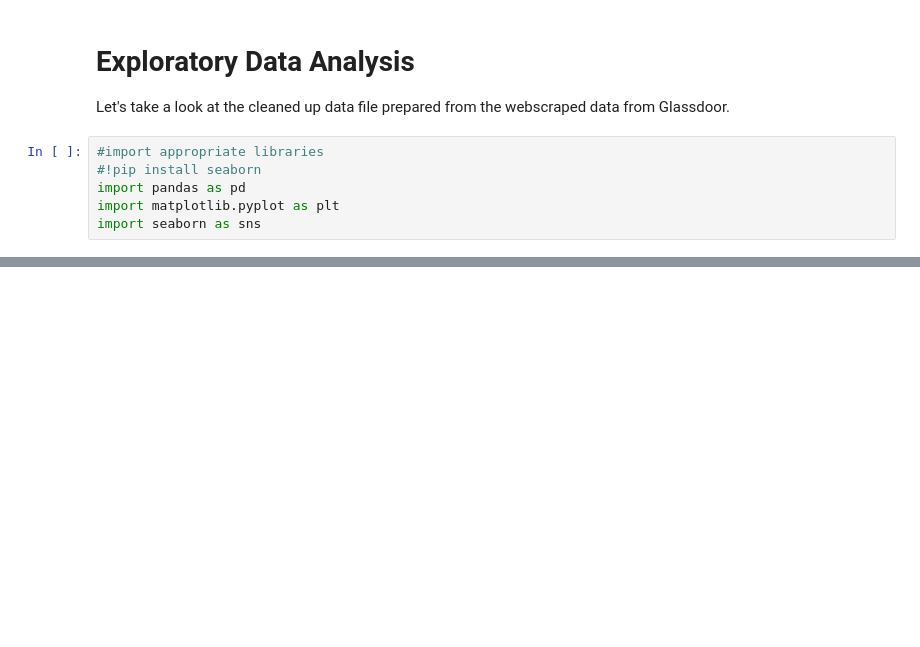
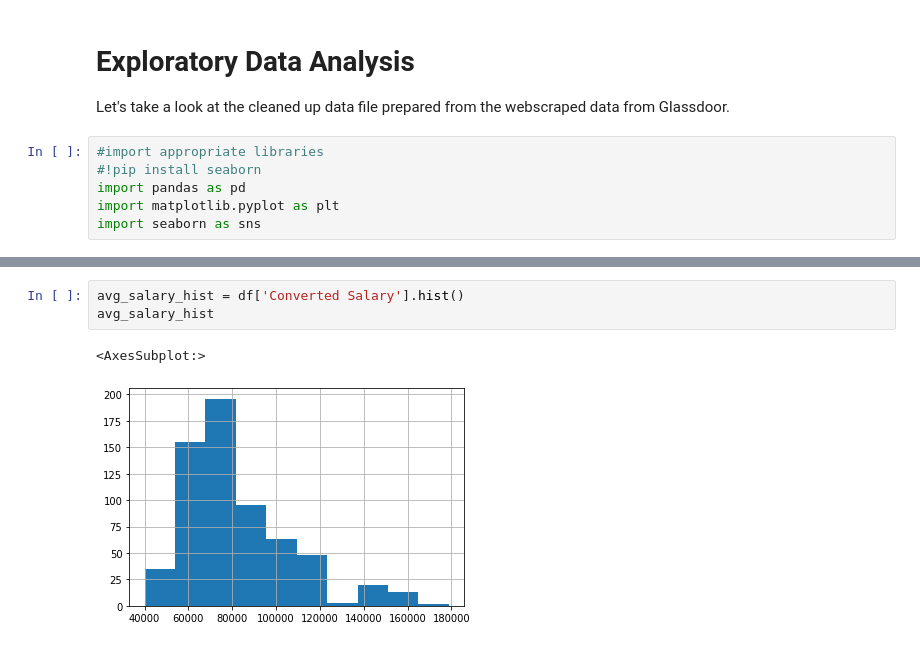
Before and after one commit to markfarrugia29/Webscraping-and-analysis-projects, a Jupyter notebook: Glassdoor_webscraper/Jupyter_notebooks/EDA_webscraper.ipynb, the cells around one changed output, grey strips where cells are left out. Cells and saved outputs as stored; diff of their text form; blank space fills up the shorter version.

```diff
--- a/Glassdoor_webscraper/Jupyter_notebooks/EDA_webscraper.ipynb
+++ b/Glassdoor_webscraper/Jupyter_notebooks/EDA_webscraper.ipynb
@@ -12,0 +53,6 @@ df = pd.read_csv('DA_data_cleaned.csv')
+# %%
+avg_salary_hist = df['Converted Salary'].hist()
+avg_salary_hist
+# %% [output]
+<AxesSubplot:>
+[figure, added]
```
Also changed, not shown: parts of 30 cells of this notebook, 3 other files.
